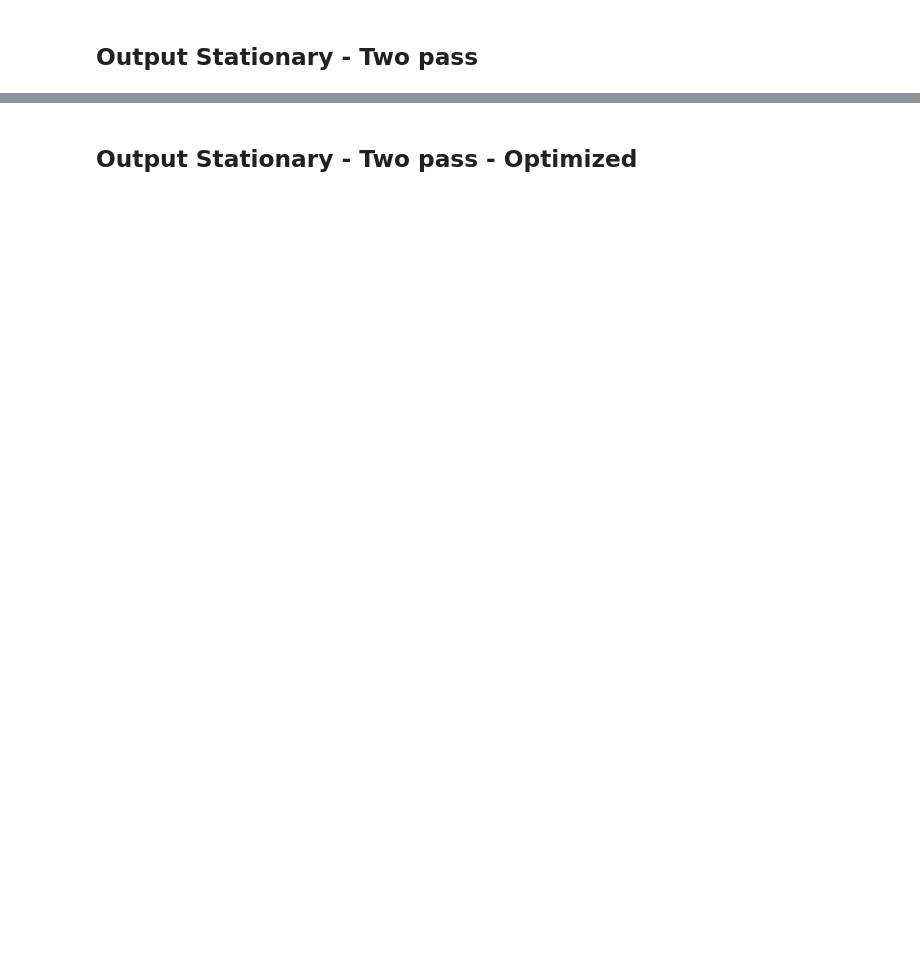
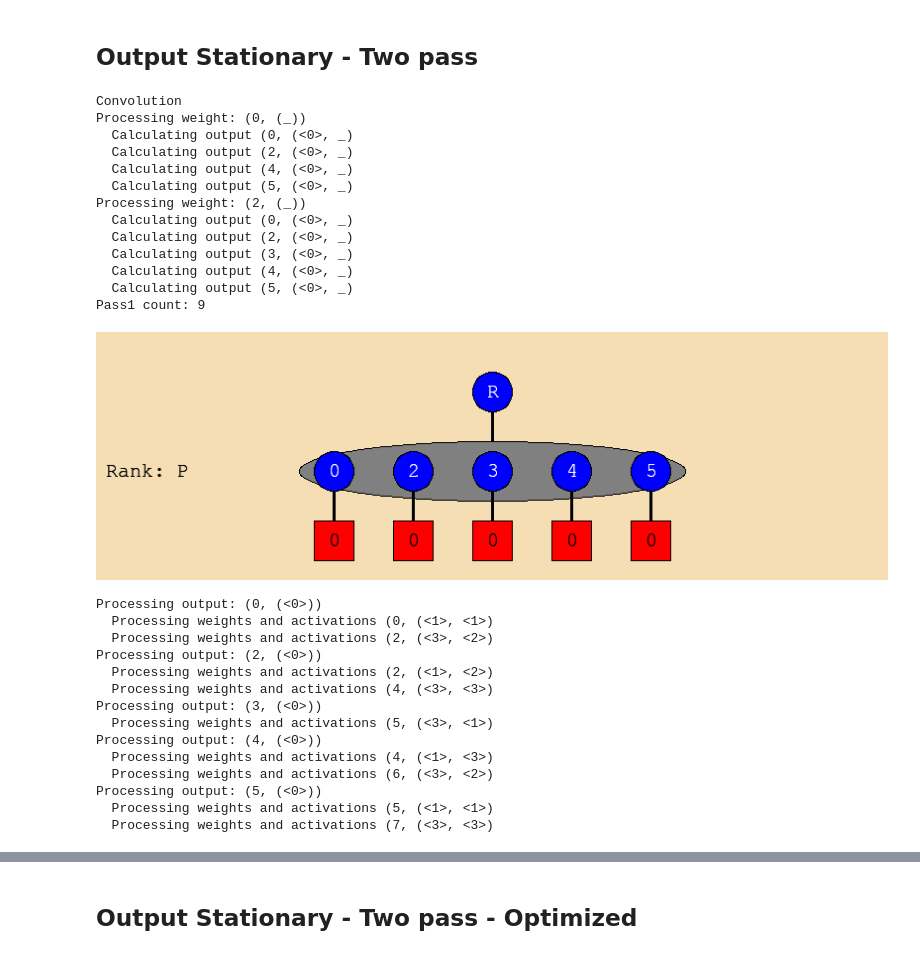
Before and after one commit to Fibertree-Project/fibertree, a Jupyter notebook: examples/ipython/convolution.ipynb, the cells around one changed output, grey strips where cells are left out. Saved outputs shown, nothing was run; the diff lists cells and outputs as text; code cells hidden in the pictures; blank space fills up the shorter version.

```diff
--- a/examples/ipython/convolution.ipynb
+++ b/examples/ipython/convolution.ipynb
@@ -95,36 +153,69 @@ displayTensor(o)
 # %% [markdown]
 ## Output Stationary - Two pass
 # %%
-o = Tensor(rank_ids=["Q"])
+o = Tensor(rank_ids=["P"])
 
-displayTensor(o)
+canvas = TensorCanvas(w, i, o)
 
 w_r = w.getRoot()
 i_h = i.getRoot()
-o_q = o.getRoot()
+o_p = o.getRoot()
 
-W = w_r.maxCoord() + 1
-I = i_h.maxCoord() + 1
-Q = I - W + 1
+R = w_r.maxCoord() + 1
+H = i_h.maxCoord() + 1
+P = H - R + 1
 
 print("Convolution")
 
 pass1_count = 0
 
+
 for r, (_) in w_r:
     print(f"Processing weight: ({r}, (_))")
-    for q, (o_q_ref, _) in o_q << i_h.project(lambda h: h-r, (0, Q)):
-        print(f"  Calculating output ({q}, ({o_q_ref}, _)")
+    for p, (o_p_ref, _) in o_p << i_h.project(lambda h: h-r, (0, P)):
+        print(f"  Calculating output ({p}, ({o_p_ref}, _)")
         pass1_count += 1
+        canvas.addFrame((r,), (p+r,), (p,))
 
 print("Pass1 count: %s" % pass1_count)
-displayTensor(o_q)
+displayTensor(o_p)
+canvas.addFrame([], [], [])
 
-for q, (o_q_ref) in o_q:
-    print(f"Processing output: ({q}, ({o_q_ref}))")
-    for r, (w_val, i_val) in w_r.project(lambda r: q+r) & i_h:
-        print(f"  Processing weights and activations ({r}, ({w_val}, {i_val})")
-        o_q_ref += w_val * i_val
+for p, (o_p_ref) in o_p:
+    print(f"Processing output: ({p}, ({o_p_ref}))")
+    for h, (w_val, i_val) in w_r.project(lambda r: p+r) & i_h:
+        print(f"  Processing weights and activations ({h}, ({w_val}, {i_val})")
+        o_p_ref += w_val * i_val
+        canvas.addFrame((h-p,), (h,), (p,))
 
 
-displayTensor(o)
+displayCanvas(canvas)
+# %% [output]
+Convolution
+Processing weight: (0, (_))
+  Calculating output (0, (<0>, _)
+  Calculating output (2, (<0>, _)
+  Calculating output (4, (<0>, _)
+  Calculating output (5, (<0>, _)
+Processing weight: (2, (_))
+  Calculating output (0, (<0>, _)
+  Calculating output (2, (<0>, _)
+  Calculating output (3, (<0>, _)
+  Calculating output (4, (<0>, _)
+  Calculating output (5, (<0>, _)
+Pass1 count: 9
+[figure, added]
+Processing output: (0, (<0>))
+  Processing weights and activations (0, (<1>, <1>)
+  Processing weights and activations (2, (<3>, <2>)
+Processing output: (2, (<0>))
+  Processing weights and activations (2, (<1>, <2>)
+  Processing weights and activations (4, (<3>, <3>)
+Processing output: (3, (<0>))
+  Processing weights and activations (5, (<3>, <1>)
+Processing output: (4, (<0>))
+  Processing weights and activations (4, (<1>, <3>)
+  Processing weights and activations (6, (<3>, <2>)
+Processing output: (5, (<0>))
+  Processing weights and activations (5, (<1>, <1>)
+  Processing weights and activations (7, (<3>, <3>)
```
Also changed, not shown: parts of 7 cells of this notebook, 1 other file.
